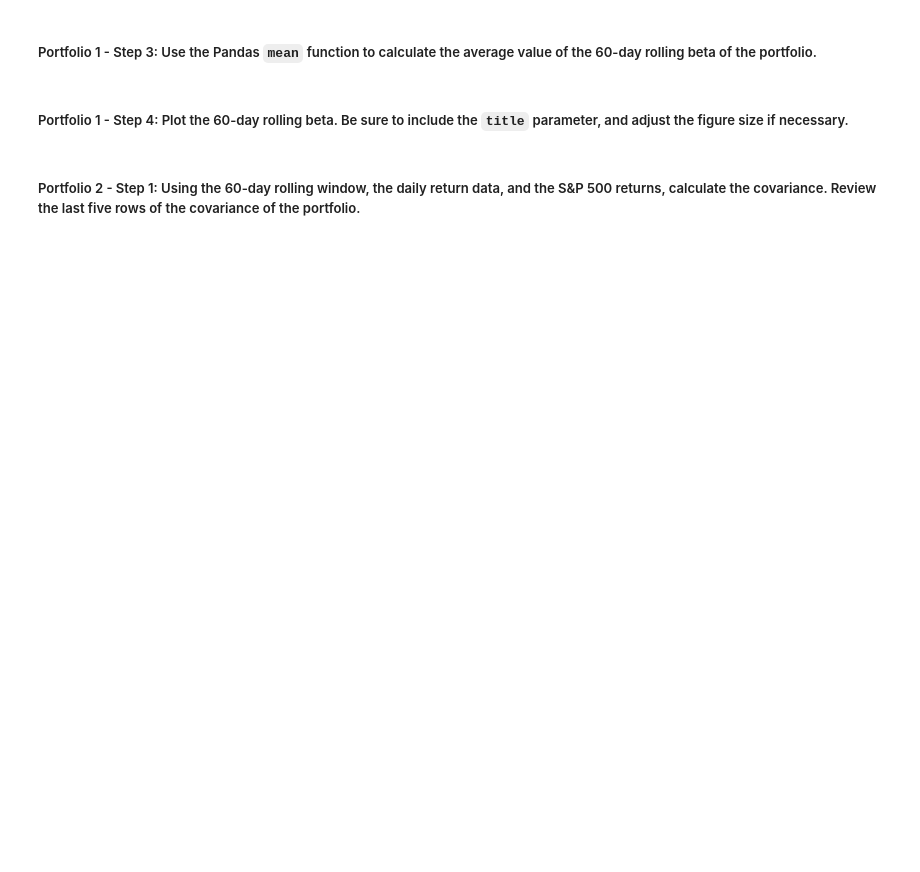
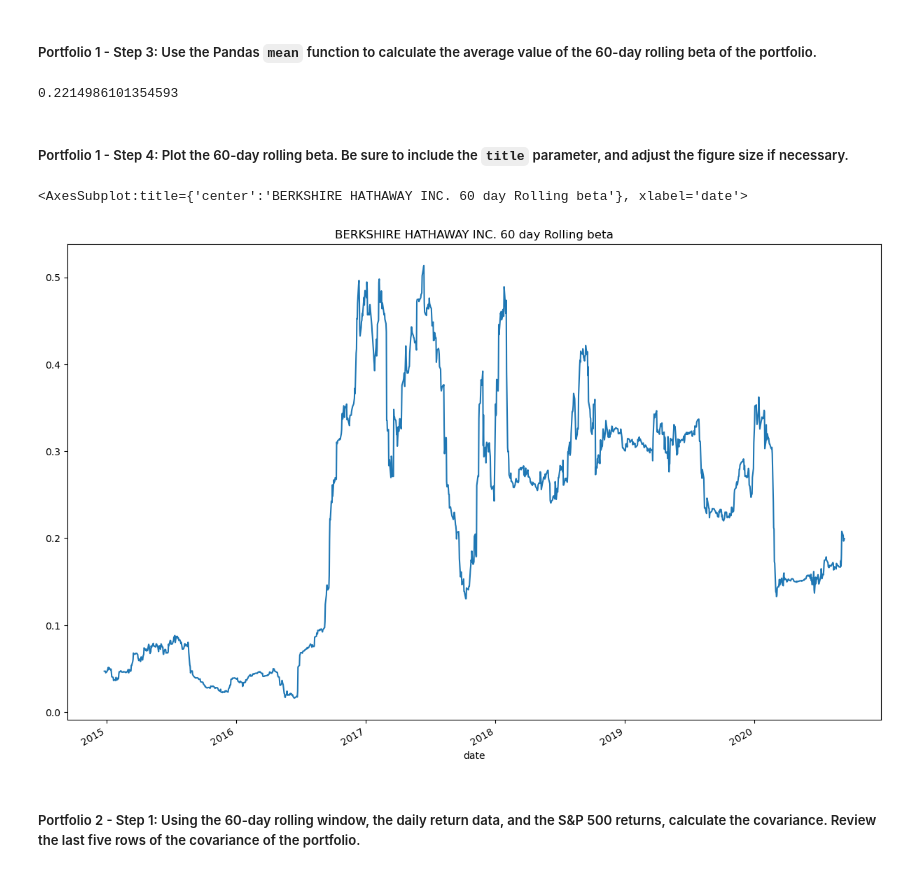
Before and after one commit to BenSmook/Quantitative_Analysis, a Jupyter notebook: Starter_Code/risk_return_analysis.ipynb, the cells around one changed output. Cells and saved outputs as stored; diff of their text form; code cells hidden in the pictures; blank space fills up the shorter version.

```diff
--- a/Starter_Code/risk_return_analysis.ipynb
+++ b/Starter_Code/risk_return_analysis.ipynb
@@ -355,4 +355,5 @@ Your analysis is nearing completion. Now, you need to evaluate how the portfolio
 #### Use the Pandas `var` function to calculate the variance of the S&P 500 by using a 60-day rolling window. Visualize the last five rows of the variance of the S&P 500.
 # %%
 # Calculate the variance of the S&P 500 using a rolling 60-day window.
-# YOUR CODE HERE
+sp500_variance = daily_returns["S&P 500"].rolling(window=60).var().dropna()
+print(sp500_variance.tail())
@@ -373,0 +380,4 @@ Your analysis is nearing completion. Now, you need to evaluate how the portfolio
+# %%
+# Calculate the covariance using a 60-day rolling window
+sp500_BHI_covariance = daily_returns["BERKSHIRE HATHAWAY INC"].rolling(window=60).cov(daily_returns["S&P 500"]).dropna()
+sp500_BHI_covariance.tail()
@@ -376,4 +394,5 @@ Your analysis is nearing completion. Now, you need to evaluate how the portfolio
 # %%
 # Calculate the beta based on the 60-day rolling covariance compared to the market (S&P 500)
 # Review the last five rows of the beta information
-# YOUR CODE HERE
+BHI_rolling_60_beta = sp500_BHI_covariance / sp500_variance
+BHI_rolling_60_beta.tail()
@@ -381,13 +408,19 @@ Your analysis is nearing completion. Now, you need to evaluate how the portfolio
 ##### Portfolio 1 - Step 3: Use the Pandas `mean` function to calculate the average value of the 60-day rolling beta of the portfolio.
 # %%
 # Calculate the average of the 60-day rolling beta
-# YOUR CODE HERE
+BHI_beta_avg = BHI_rolling_60_beta.mean()
+BHI_beta_avg
+# %% [output]
+0.2214986101354593
 # %% [markdown]
 ##### Portfolio 1 - Step 4: Plot the 60-day rolling beta. Be sure to include the `title` parameter, and adjust the figure size if necessary.
 # %%
 # Plot the rolling beta
 # Include a title parameter and adjust the figure size
-# YOUR CODE HERE
+BHI_rolling_60_beta.plot(title = "BERKSHIRE HATHAWAY INC. 60 day Rolling beta", figsize=(15,10))
+# %% [output]
+<AxesSubplot:title={'center':'BERKSHIRE HATHAWAY INC. 60 day Rolling beta'}, xlabel='date'>
+[figure, added]
 # %% [markdown]
 ##### Portfolio 2 - Step 1: Using the 60-day rolling window, the daily return data, and the S&P 500 returns, calculate the covariance. Review the last five rows of the covariance of the portfolio.
 # %%
```
Also changed, not shown: parts of 9 cells of this notebook.
